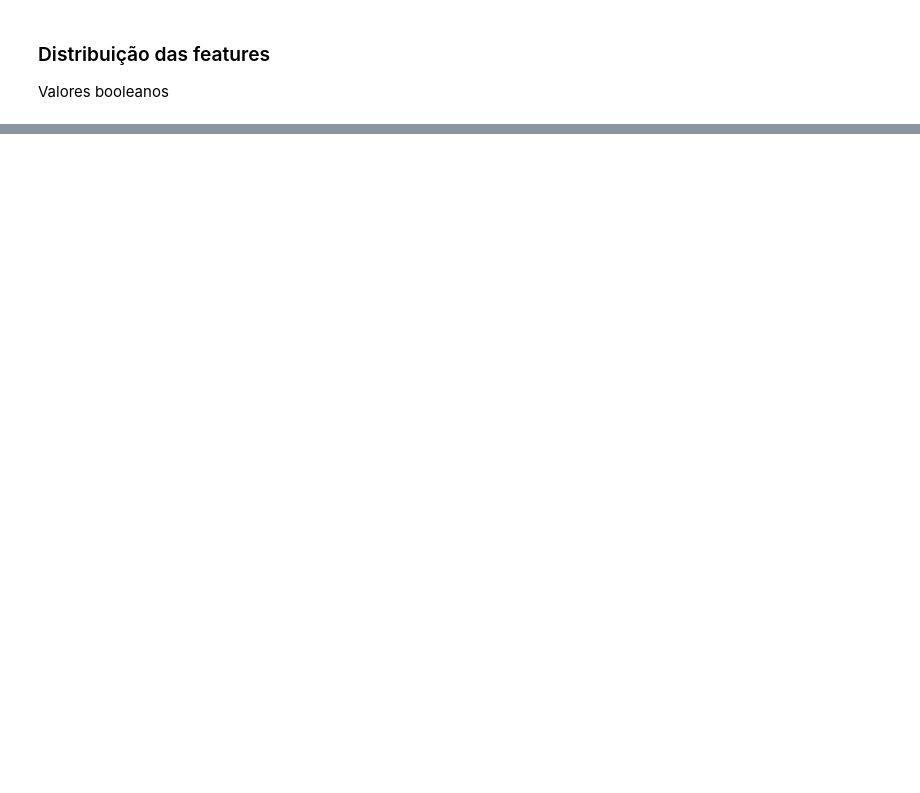
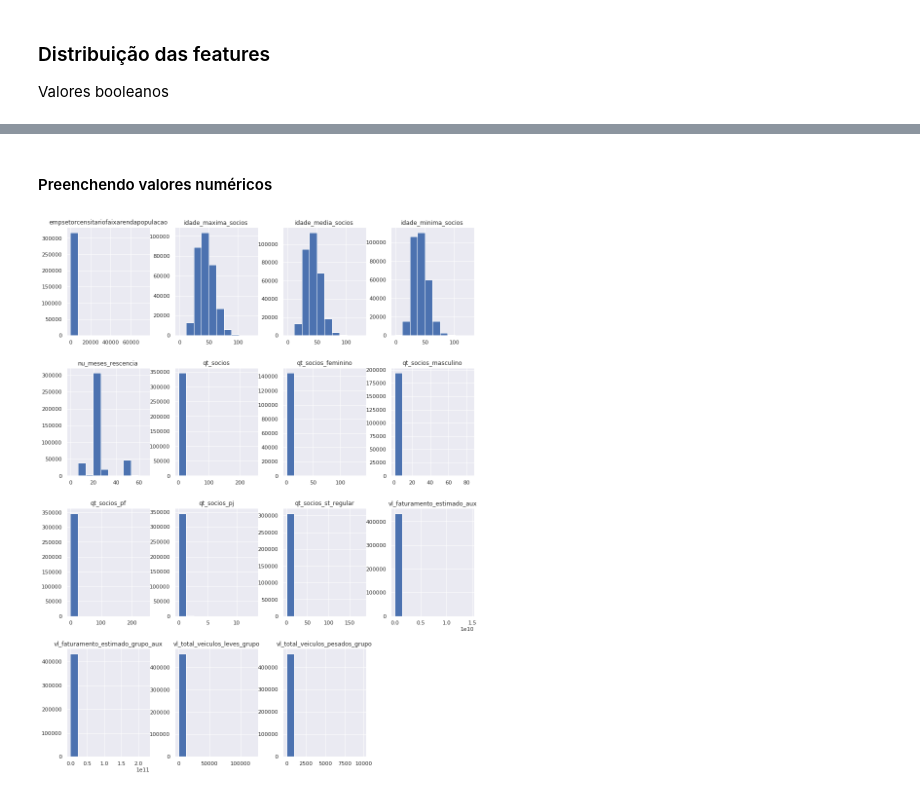
Before and after one commit to codenation-dev/squad-2-ad-xp-data-science-1, a Jupyter notebook: Projeto Final/DataFrameOrg.ipynb, the cells around one changed output, grey strips where cells are left out. Saved outputs shown, nothing was run; the diff lists cells and outputs as text; code cells hidden in the pictures; blank space fills up the shorter version.

```diff
--- a/Projeto Final/DataFrameOrg.ipynb
+++ b/Projeto Final/DataFrameOrg.ipynb
@@ -274,0 +356,4 @@ To output multiple subplots, the figure containing the passed axes is being clea
+# %%
+# separando os tipos object
+df_market_obj = df_market_ok.select_dtypes(['object'])
+df_market_obj.head()
@@ -274,0 +368,22 @@ To output multiple subplots, the figure containing the passed axes is being clea
+# %%
+# aplicando label encoder
+label_encoder=LabelEncoder()
+
+df_encoded = df_market_obj.copy()
+
+for col in df_market_obj:
+    values = df_market_obj[col].apply(str).values
+    df_encoded[col] = label_encoder.fit_transform(values)
+# %%
+# Merge do dataset ok com o label encode
+
+# drop das features object do dataset ok
+df_market_ok.drop(df_market_obj.columns, inplace=True, axis=1)
+
+# merge das features object com label encode
+df_market_ok = pd.merge(df_market_ok, df_encoded, on=[df_market_ok.index, df_encoded.index])
+
+# ajuste do index do dataset
+df_market_ok = index_adjust(df_market_ok)
+
+df_market_ok.head()
@@ -274,0 +406,10 @@ To output multiple subplots, the figure containing the passed axes is being clea
+# %%
+# Lista das features com valores nulos
+cols = df_market_ok.isna().any()
+cols = cols[(cols == True)]
+cols = list(cols.index)
+
+# dataframe com features que contém valores nulos
+df_null = df_market_ok[cols]
+
+df_null.info()
@@ -275,2 +437,15 @@ To output multiple subplots, the figure containing the passed axes is being clea
+# %% [markdown]
+#### Preenchendo valores numéricos
+# %%
+# plot histograma
+# TODO: tirar outliers na visualização
+fig = plt.figure(figsize = (15,20))
+ax = fig.gca()
+df_null.hist(grid=True, ax=ax)
+plt.show()
+
+# df_null_num[cols1].head()
+# %% [output]
+[figure, added]
 # %%
 df_market_ok.memory_usage(index=True).sum()
```
Also changed, not shown: parts of 24 cells of this notebook, 1 other file.
